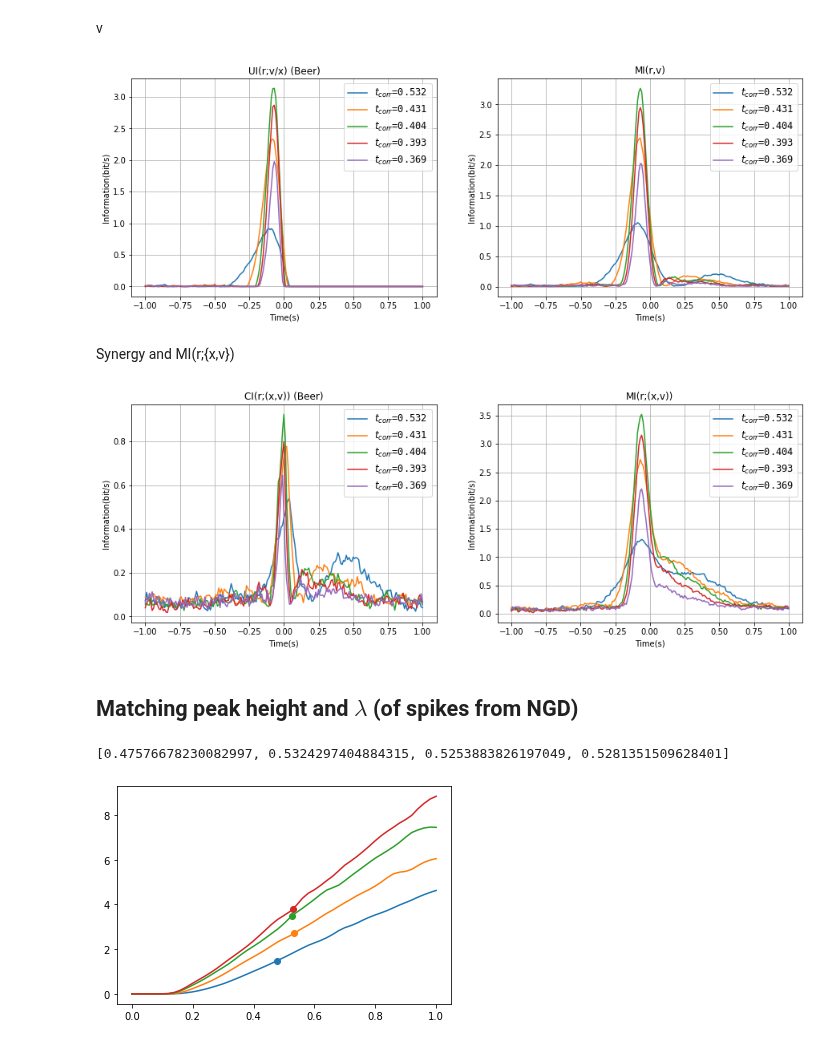
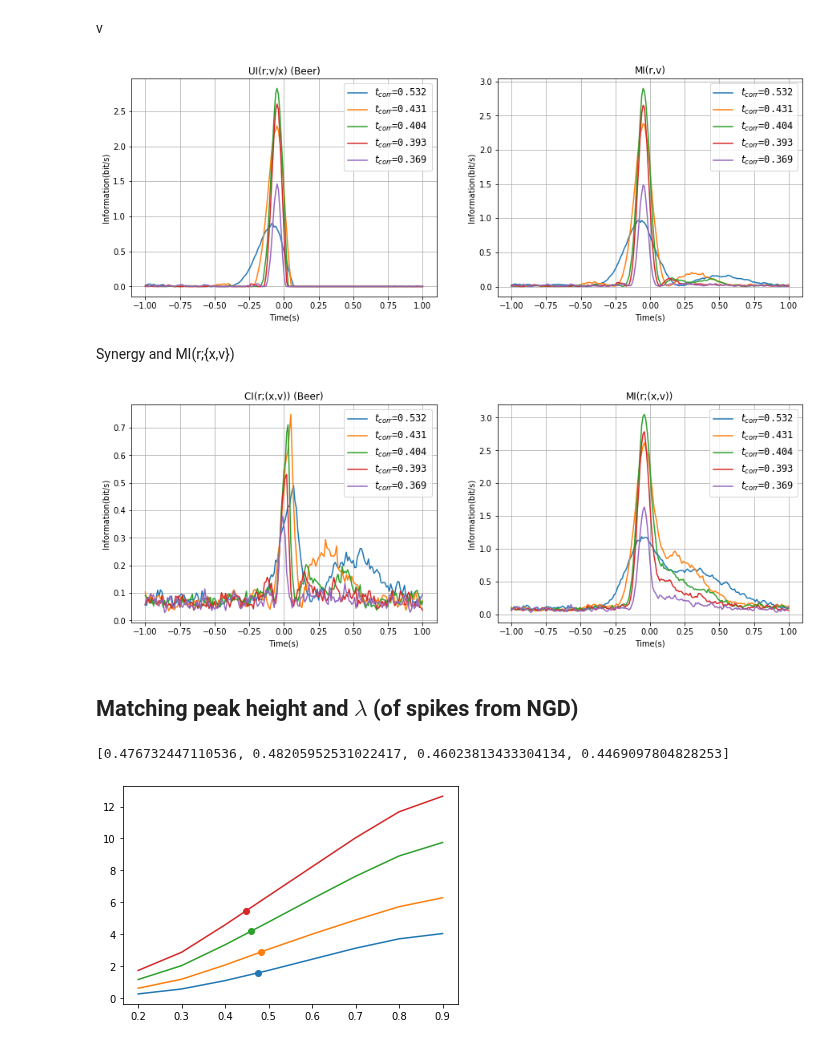
Before and after one commit to llincooi/retina_python, a Jupyter notebook: Compare_different_Parameter_(FakeSpike_RealData)-Homogeneous-lambda.ipynb, the cells around one changed output. Cells and saved outputs as stored; diff of their text form; code cells hidden in the pictures.

```diff
--- a/Compare_different_Parameter_(FakeSpike_RealData)-Homogeneous-lambda.ipynb
+++ b/Compare_different_Parameter_(FakeSpike_RealData)-Homogeneous-lambda.ipynb
@@ -568,0 +569,8 @@ print(Lambda_list)
+# %%
+for i in range(len(x_list)-1):
+    Uvox_ratio_table = ndimage.gaussian_filter1d(Uv_peakH_list[i]/Ux_peakH_list[i], sigma=1, mode='reflect')
+    Lambda_primes = Lambdas/(1/Fc_list[i]*(1-Lambdas)+Lambdas)
+    plt.plot(Lambda_primes, Uvox_ratio_table)
+    Uvox_ratio = max(Information_list[i][('Beer','UIv')])/max(Information_list[i][('Beer','UIx')])
+    Lambda = np.interp(Uvox_ratio, Uvox_ratio_table, Lambdas)
+    plt.scatter(Lambda/(1/Fc_list[i]*(1-Lambda)+Lambda), Uvox_ratio)
@@ -569,3 +579,7 @@ print(Lambda_list)
+# %%
+Uvox_ratio_table_list = [0]*(len(x_list)-1)
+for i in range(len(x_list)-1):
+    Uvox_ratio_table_list[i] = ndimage.gaussian_filter1d(Uv_peakH_list[i]/Ux_peakH_list[i], sigma=1, mode='reflect')
 # %%
 Lambda_list = np.array(Lambda_list)
 t_cor_list = np.array(t_cor_list)
@@ -575,9 +589,9 @@ array([0.63050642, 0.70962459, 0.72984551, 0.64435236])
 # %%
 Lambdas =  np.append(np.arange(0,1.0,0.1),1.0)
 for i in range(len(t_cor_list)-1):
-    Lambda_primes = Lambdas/(t_cor_list[i]*(1-Lambdas)+Lambdas)
+    Lambda_primes = Lambdas/(1/Fc_list[i]*(1-Lambdas)+Lambdas)
     plt.plot(Lambdas, Lambda_primes)
-    plt.scatter(Lambda_list[i],Lambda_list[i]/(t_cor_list[i]*(1-Lambda_list[i])+Lambda_list[i]))
+    plt.scatter(Lambda_list[i],Lambda_list[i]/(1/Fc_list[i]*(1-Lambda_list[i])+Lambda_list[i]))
 plt.grid()
 plt.xlabel(r'$\lambda$')
 plt.ylabel(r'$\lambda^\prime$')
@@ -833,11 +847,11 @@ fig.set_size_inches(15, 5)
 Negative group delay - 0D
 # %%
 #following paremeters match x+v*0.5s
-alpha = 40. #1/sec
+alpha = 4. #1/sec
 beta =  1.1
-K = 50.
-g = 1.1
-phi = 10
+K = 40.
+g = 30
+phi = 1
 
 
 y_list = []
@@ -999,7 +1013,7 @@ ax2.grid()
 # ax2.set_xlim( -0.3, 0.3)
 fig.set_size_inches(15, 5)
 # %% [output]
-[figure, old version]
+[figure, new version]
 # %% [markdown]
 Synergy and MI(r;{x,v})
 # %%
@@ -1022,23 +1036,23 @@ ax2.grid()
 # ax2.set_xlim( -0.5, 0.2)
 fig.set_size_inches(15, 5)
 # %% [output]
-[figure, old version]
+[figure, new version]
 # %% [markdown]
 ## Matching peak height and $\lambda$ (of spikes from NGD)
 # %%
 Lambda_list = []
-loadfiles = np.load('4PID_paper\\lambda vs. PI\\PeakHeightnTime vs Fc.npz', allow_pickle=True)
+loadfiles = np.load('4PID_paper\\beta vs. PI\\PeakHeightnTime vs Fc.npz', allow_pickle=True)
 for k in loadfiles.files:
     vars()[k] = loadfiles[k][()]
 
 for i in range(len(x_list)-1):
     Uvox_ratio_table = ndimage.gaussian_filter1d(Uv_peakH_list[i]/Ux_peakH_list[i], sigma=1, mode='reflect')
     plt.plot(Lambdas, Uvox_ratio_table)
     Uvox_ratio = max(Information_list[i][('Beer','UIv')])/max(Information_list[i][('Beer','UIx')])
     Lambda = np.interp(Uvox_ratio, Uvox_ratio_table, Lambdas)
     plt.scatter(Lambda, Uvox_ratio)
     Lambda_list.append(Lambda)
 print(Lambda_list)
 # %% [output]
-[0.47576678230082997, 0.5324297404884315, 0.5253883826197049, 0.5281351509628401]
+[0.476732447110536, 0.48205952531022417, 0.46023813433304134, 0.4469097804828253]
-[figure, old version]
+[figure, new version]
```
Also changed, not shown: parts of 18 cells of this notebook, 30 other files.
